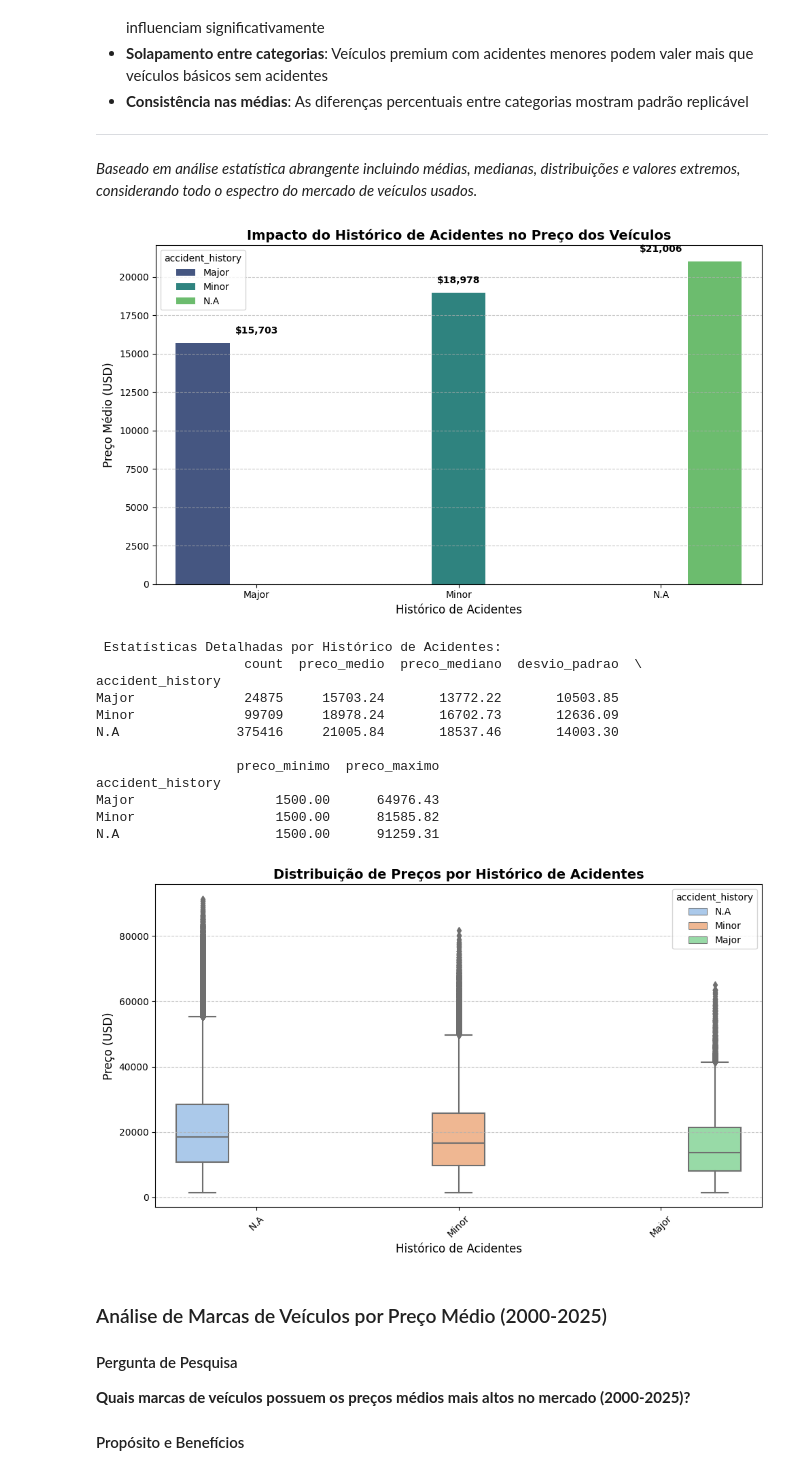
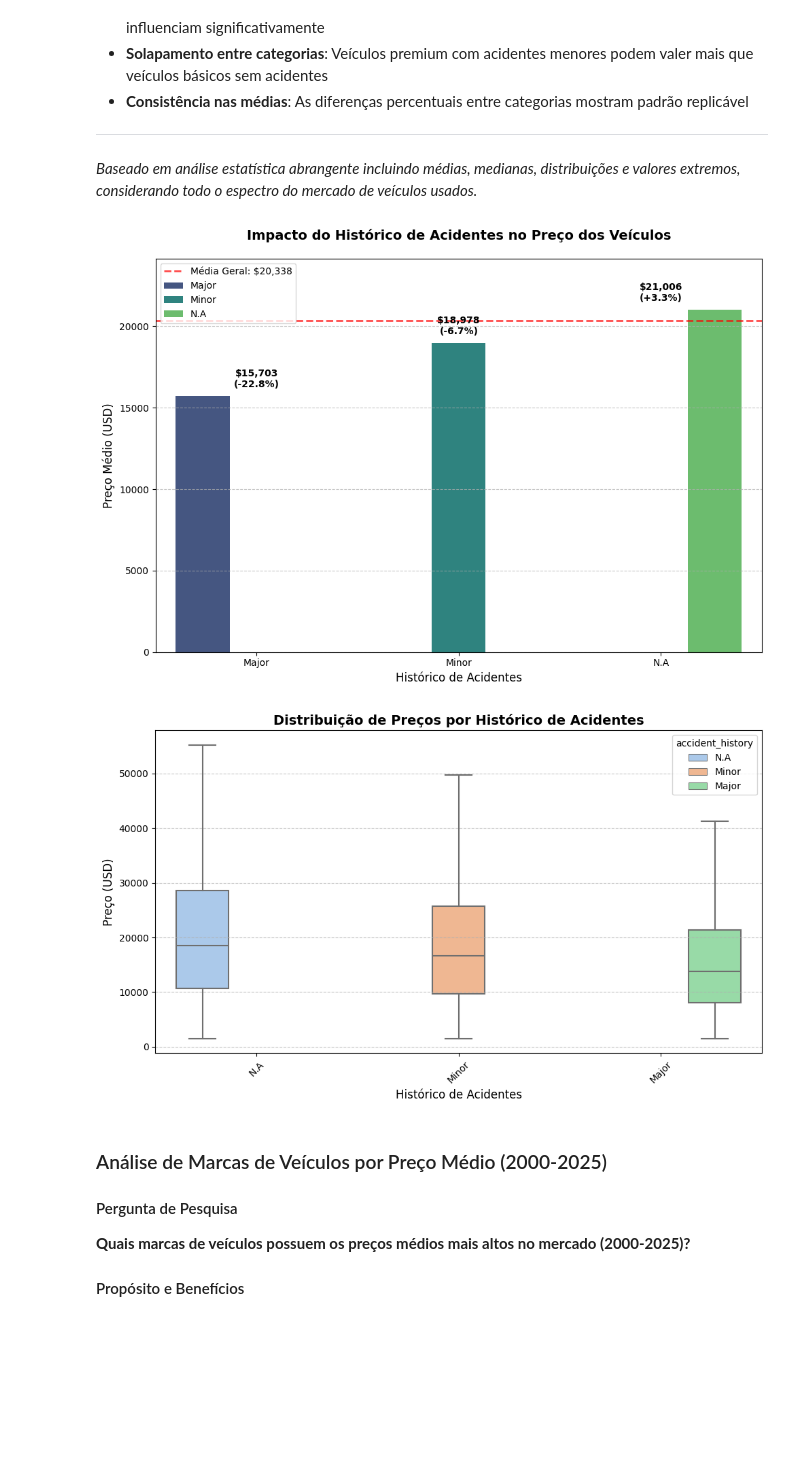
Before and after one commit to Erc-prog-xD/CienciaDeDados, a Jupyter notebook: notebooks/vehicle-notebook.ipynb, the cells around one changed output. Cells and saved outputs as stored; diff of their text form; code cells hidden in the pictures; blank space fills up the shorter version.

```diff
--- a/notebooks/vehicle-notebook.ipynb
+++ b/notebooks/vehicle-notebook.ipynb
@@ -558,70 +564,58 @@ plt.show()
 # %%
 accident_price = df.groupby('accident_history')['price'].agg(['mean', 'median', 'count']).reset_index()
 
-plt.figure(figsize=(10, 6))
+total_mean = df['price'].mean()
+
+plt.figure(figsize=(10, 7))
 sns.barplot(
     data=accident_price,
     x='accident_history',
     y='mean',
     hue='accident_history',
     palette='viridis'
 )
 
-plt.title('Impacto do Histórico de Acidentes no Preço dos Veículos', fontsize=14, weight='bold')
+plt.title('Impacto do Histórico de Acidentes no Preço dos Veículos', fontsize=14, weight='bold', pad=20)
 plt.xlabel('Histórico de Acidentes', fontsize=12)
 plt.ylabel('Preço Médio (USD)', fontsize=12)
 
-# Adicionar valores nas barras
+max_price = accident_price['mean'].max()
 for i, row in accident_price.iterrows():
-    plt.text(i, row['mean'] + 500, f'${row["mean"]:,.0f}',
+    diff_percent = ((row['mean'] - total_mean) / total_mean) * 100
+    plt.text(i, row['mean'] + (max_price * 0.02), f'${row["mean"]:,.0f}\n({diff_percent:+.1f}%)',
              ha='center', va='bottom', fontweight='bold')
+
+plt.axhline(y=total_mean, color='red', linestyle='--', alpha=0.7, linewidth=2,
+            label=f'Média Geral: ${total_mean:,.0f}')
+
+plt.legend([], [], frameon=False)
+plt.legend()
+
+plt.ylim(0, max_price * 1.15)
 
 plt.grid(axis='y', linestyle='--', alpha=0.7)
 plt.tight_layout()
 plt.show()
-
-print("\n Estatísticas Detalhadas por Histórico de Acidentes:")
-detailed_stats = df.groupby('accident_history')['price'].agg([
-    ('count', 'count'),
-    ('preco_medio', 'mean'),
-    ('preco_mediano', 'median'),
-    ('desvio_padrao', 'std'),
-    ('preco_minimo', 'min'),
-    ('preco_maximo', 'max')
-]).round(2)
-
-print(detailed_stats)
 
 plt.figure(figsize=(10, 6))
 sns.boxplot(
     data=df,
     x='accident_history',
     y='price',
     hue='accident_history',
-    palette='pastel'
+    palette='pastel',
+    showfliers=False
     )
 plt.title('Distribuição de Preços por Histórico de Acidentes', fontsize=14, weight='bold')
 plt.xlabel('Histórico de Acidentes', fontsize=12)
 plt.ylabel('Preço (USD)', fontsize=12)
 plt.xticks(rotation=45)
 plt.grid(axis='y', linestyle='--', alpha=0.7)
 plt.tight_layout()
 plt.show()
 # %% [output]
-[figure, old version]
+[figure, new version]
- Estatísticas Detalhadas por Histórico de Acidentes:
-                   count  preco_medio  preco_mediano  desvio_padrao  \
-accident_history
-Major              24875     15703.24       13772.22       10503.85
-Minor              99709     18978.24       16702.73       12636.09
-N.A               375416     21005.84       18537.46       14003.30
-
-                  preco_minimo  preco_maximo
-accident_history
-Major                  1500.00      64976.43
-Minor                  1500.00      81585.82
-N.A                    1500.00      91259.31
-[figure, old version]
+[figure, new version]
 # %% [markdown]
 ### Análise de Marcas de Veículos por Preço Médio (2000-2025)
 
```
Also changed, not shown: parts of 1 cell of this notebook.
